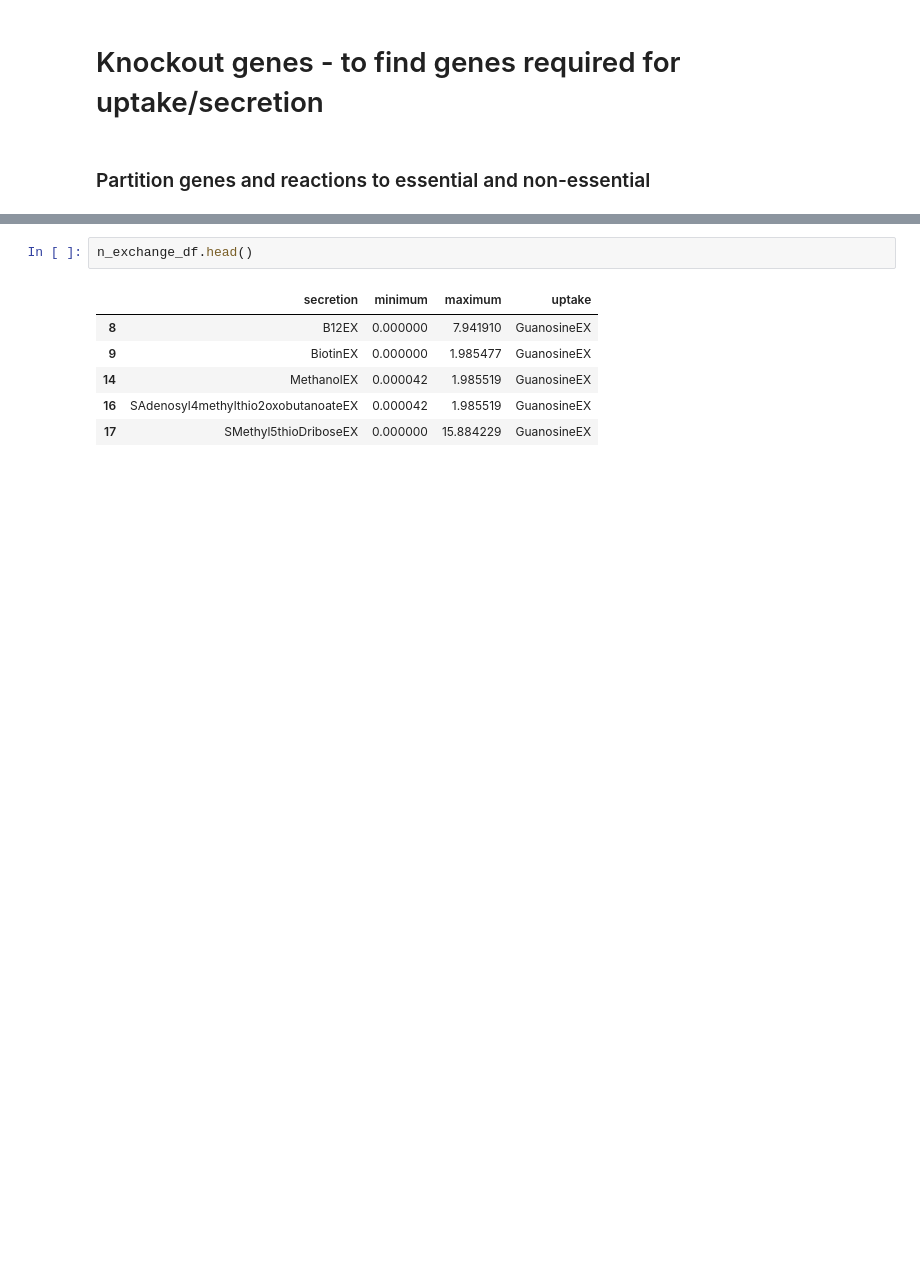
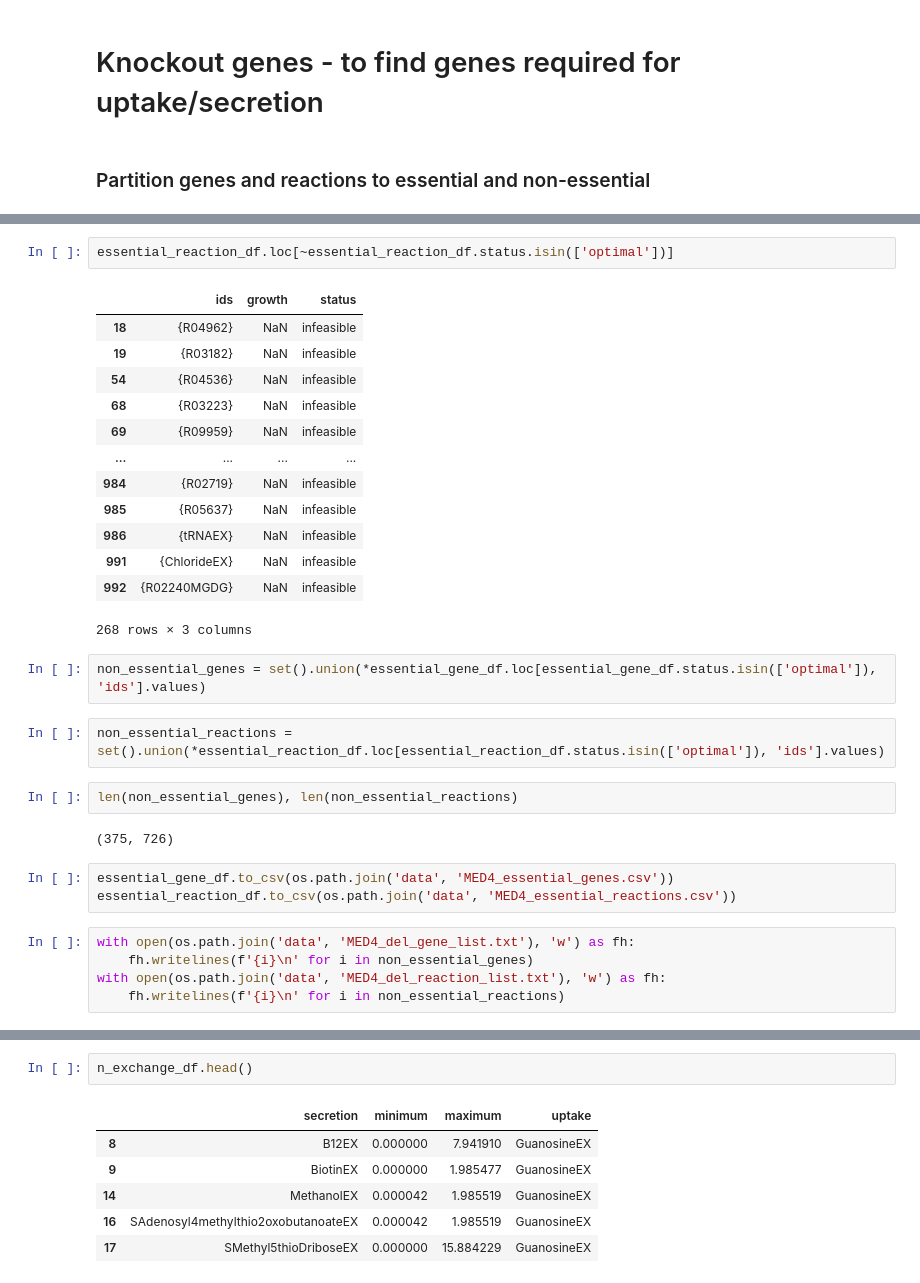
Before and after one commit to wosnat/Prochlorococcus_Model, a Jupyter notebook: N_Starvation/CC1A3_N_knockouts.ipynb, the cells around one changed output, grey strips where cells are left out. Drawn from its saved outputs; the diff is of its cells as text; blank space fills up the shorter version.

```diff
--- a/N_Starvation/CC1A3_N_knockouts.ipynb
+++ b/N_Starvation/CC1A3_N_knockouts.ipynb
@@ -150,0 +203,32 @@ with model:
+# %%
+essential_reaction_df.loc[~essential_reaction_df.status.isin(['optimal'])]
+# %% [output]
+|  | ids | growth | status |
+| 18 | {R04962} | NaN | infeasible |
+| 19 | {R03182} | NaN | infeasible |
+| 54 | {R04536} | NaN | infeasible |
+| 68 | {R03223} | NaN | infeasible |
+| 69 | {R09959} | NaN | infeasible |
+| ... | ... | ... | ... |
+| 984 | {R02719} | NaN | infeasible |
+| 985 | {R05637} | NaN | infeasible |
+| 986 | {tRNAEX} | NaN | infeasible |
+| 991 | {ChlorideEX} | NaN | infeasible |
+| 992 | {R02240MGDG} | NaN | infeasible |
+268 rows × 3 columns
+# %%
+non_essential_genes = set().union(*essential_gene_df.loc[essential_gene_df.status.isin(['optimal']), 'ids'].values)
+# %%
+non_essential_reactions = set().union(*essential_reaction_df.loc[essential_reaction_df.status.isin(['optimal']), 'ids'].values)
+# %%
+len(non_essential_genes), len(non_essential_reactions)
+# %% [output]
+(375, 726)
+# %%
+essential_gene_df.to_csv(os.path.join('data', 'MED4_essential_genes.csv'))
+essential_reaction_df.to_csv(os.path.join('data', 'MED4_essential_reactions.csv'))
+# %%
+with open(os.path.join('data', 'MED4_del_gene_list.txt'), 'w') as fh:
+    fh.writelines(f'{i}\n' for i in non_essential_genes)
+with open(os.path.join('data', 'MED4_del_reaction_list.txt'), 'w') as fh:
+    fh.writelines(f'{i}\n' for i in non_essential_reactions)
```
Also changed, not shown: parts of 13 cells of this notebook, 5 other files.
